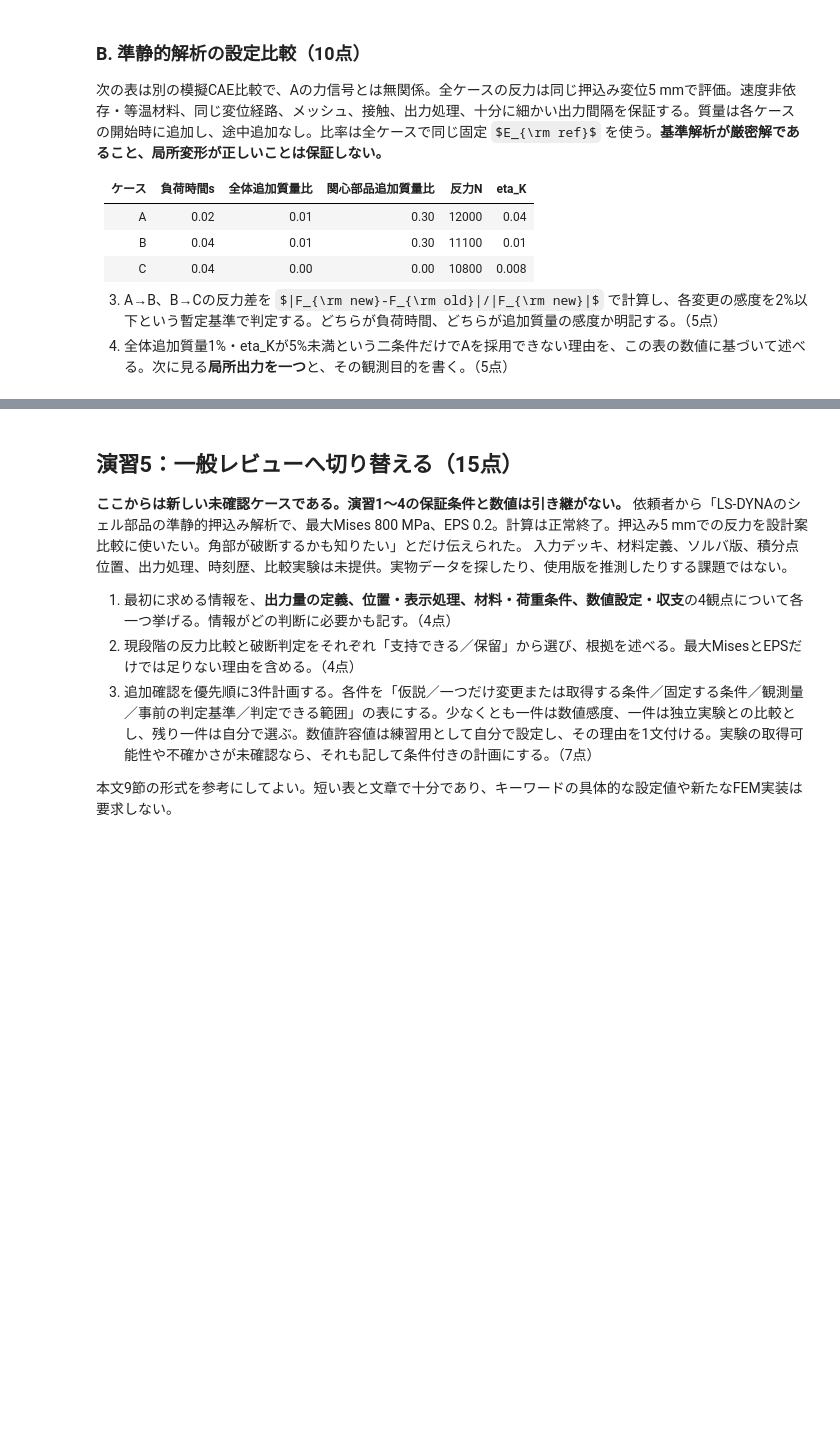
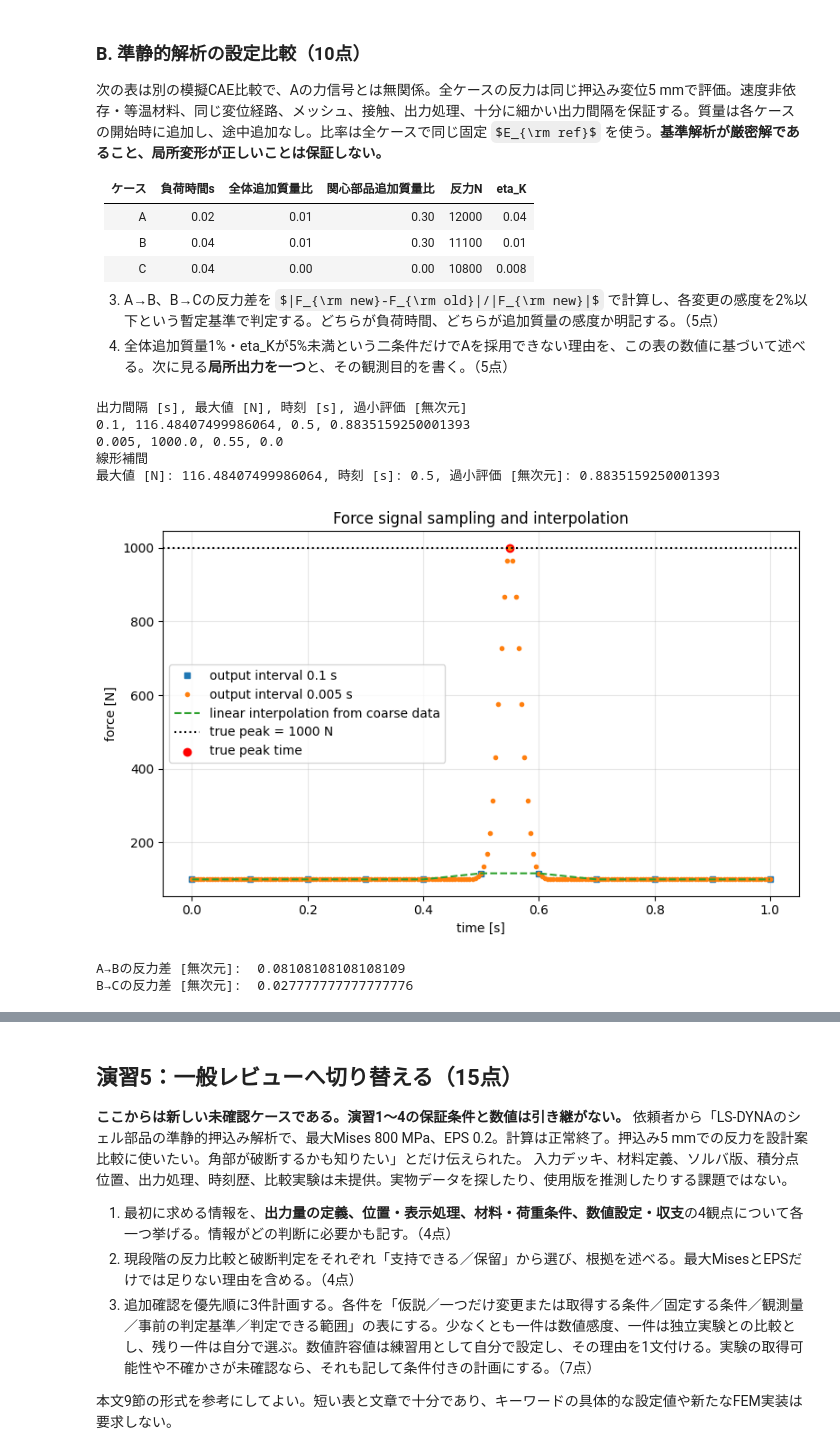
Before and after one commit to meshitaro0/cae-lab, a Jupyter notebook: notebooks/Phase6.ipynb, the cells around one changed output, grey strips where cells are left out. Cells and saved outputs as stored; diff of their text form; code cells hidden in the pictures; some formulas as TeX source; blank space fills up the shorter version.

```diff
--- a/notebooks/Phase6.ipynb
+++ b/notebooks/Phase6.ipynb
@@ -225,10 +321,49 @@ check_when_ready("演習3", check_mesh)
 # %%
 def force_signal(t):
     t = finite_array(t)
     return 100. + 900. * np.exp(-((t - 0.55) / 0.025)**2)
 
 # TODO: Aのサンプリング表、np.interp等による補間比較。
+t_c = np.linspace(0., 1., 11)
+t_f = np.linspace(0., 1., 201)
+force_c = force_signal(t_c)
+force_f = force_signal(t_f)
+print("出力間隔 [s], 最大値 [N], 時刻 [s], 過小評価 [無次元]")
+print(f"0.1, {force_c.max()}, {force_c.argmax()*0.1}, {(1000.-force_c.max())/1000.}")
+print(f"0.005, {force_f.max()}, {force_f.argmax()*0.005}, {(1000.-force_f.max())/1000.}")
+
+force_interp = np.interp(t_f, t_c, force_c)
+print("線形補間")
+print(f"最大値 [N]: {force_interp.max()}, 時刻 [s]: {force_interp.argmax()*0.005}, 過小評価 [無次元]: {(1000.-force_interp.max())/1000.}")
+
+import matplotlib.pyplot as plt
+plt.figure(figsize=(8, 5))
+plt.plot(t_c, force_c, "s", ms=5, label="output interval 0.1 s")
+plt.plot(t_f, force_f, "o", ms=3, label="output interval 0.005 s")
+plt.plot(t_f, force_interp, "--", label="linear interpolation from coarse data")
+plt.axhline(1000.0, color="black", linestyle=":", label="true peak = 1000 N")
+plt.scatter(0.55, 1000.0, color="red", label="true peak time")
+plt.xlabel("time [s]")
+plt.ylabel("force [N]")
+plt.title("Force signal sampling and interpolation")
+plt.grid(True, alpha=0.3)
+plt.legend()
+plt.tight_layout()
+plt.show()
+
 # TODO: Bの2組の反力差。関数化は任意。
+force_st = [12000., 11100., 10800.]
+print("A→Bの反力差 [無次元]: ", abs((force_st[1]-force_st[0])/force_st[1]))
+print("B→Cの反力差 [無次元]: ", abs((force_st[2]-force_st[1])/force_st[2]))
+# %% [output]
+出力間隔 [s], 最大値 [N], 時刻 [s], 過小評価 [無次元]
+0.1, 116.48407499986064, 0.5, 0.8835159250001393
+0.005, 1000.0, 0.55, 0.0
+線形補間
+最大値 [N]: 116.48407499986064, 時刻 [s]: 0.5, 過小評価 [無次元]: 0.8835159250001393
+[figure, added]
+A→Bの反力差 [無次元]:  0.08108108108108109
+B→Cの反力差 [無次元]:  0.027777777777777776
 # %% [markdown]
 ### 演習4 答案
 
```
Also changed, not shown: parts of 8 cells of this notebook, 1 other file.
